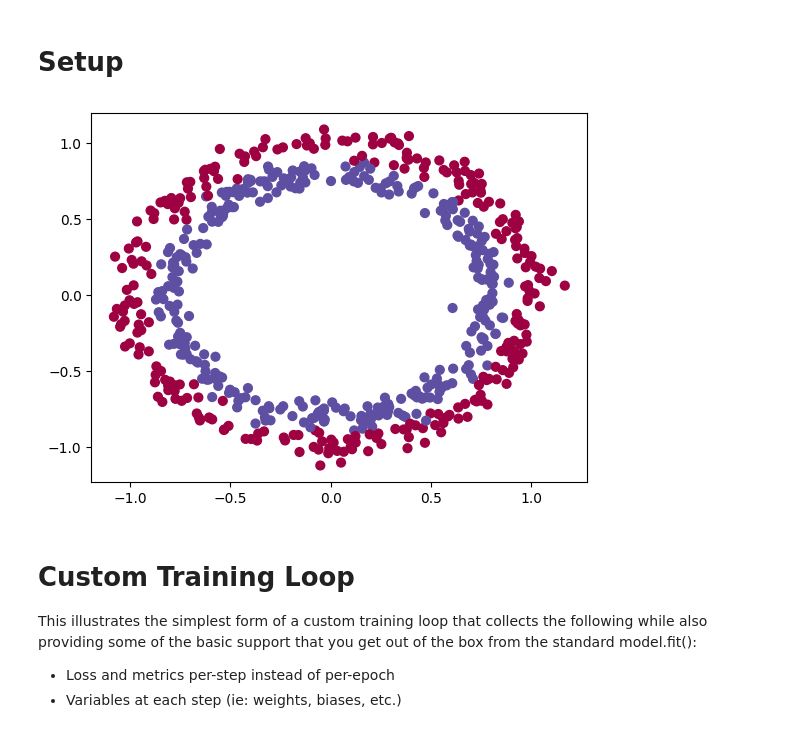
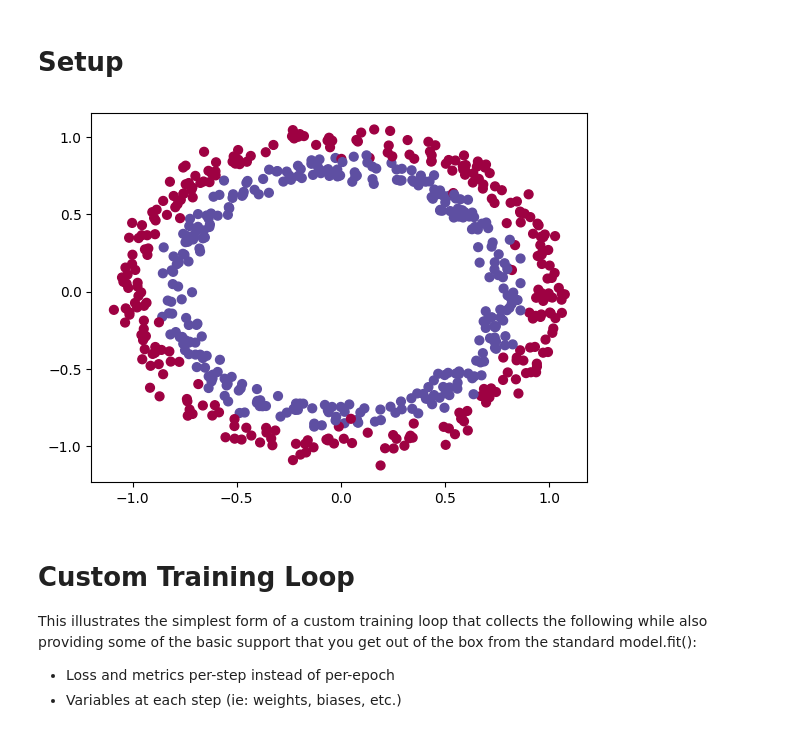
Before and after one commit to malcolmlett/training-instrumentation-toolkit, a Jupyter notebook: doc/blog-202503/better-visualizations.ipynb, the cells around one changed output. Drawn from its saved outputs; the diff is of its cells as text; code cells hidden in the pictures.

Commit message:
WIP experiments with visualization

```diff
--- a/doc/blog-202503/better-visualizations.ipynb
+++ b/doc/blog-202503/better-visualizations.ipynb
@@ -69,34 +70,33 @@ Devices:    [PhysicalDevice(name='/physical_device:CPU:0', device_type='CPU')]
 # %%
 # Using a slightly more elaborate model than needed for such a simple task in order
 # to illustrate how dropout and normalization layers appear in visualisations
 def binary_classification_model():
   model = tf.keras.Sequential([
     tf.keras.layers.Input(shape=(2,)),
     tf.keras.layers.Dense(100, activation='relu', kernel_initializer='he_normal'),
     tf.keras.layers.Dense(100, activation='relu', kernel_initializer='he_normal'),
     tf.keras.layers.Dropout(rate=0.2),
     tf.keras.layers.Dense(100, activation='relu', kernel_initializer='he_normal'),
     tf.keras.layers.Dense(100, activation='relu', kernel_initializer='he_normal'),
     tf.keras.layers.Dropout(rate=0.2),
     tf.keras.layers.Dense(100, activation='relu', kernel_initializer='he_normal'),
     tf.keras.layers.BatchNormalization(),
     tf.keras.layers.Dense(5, activation='relu', kernel_initializer='he_normal'),
     tf.keras.layers.Dense(1, activation='sigmoid', kernel_initializer='he_normal')
   ])
   return model
 
 def binary_classification_dataset():
-  np.random.seed(1)
-  train_X, train_Y = sklearn.datasets.make_circles(n_samples=3000, noise=.05)
-  train_X = train_X
-  train_Y = train_Y.reshape((-1, 1))
-  return train_X, train_Y
+  X, Y = sklearn.datasets.make_circles(n_samples=3000, noise=.05)
+  #Y = Y.reshape((-1, 1))
+  train_X, val_X, train_Y, val_Y = sklearn.model_selection.train_test_split(X, Y, test_size=0.2)
+  return train_X, train_Y, val_X, val_Y
 
-train_X, train_Y = binary_classification_dataset()
+train_X, train_Y, _, _ = binary_classification_dataset()
 plt.scatter(train_X[0:600, 0], train_X[0:600, 1], c=train_Y[0:600], s=40, cmap=plt.cm.Spectral);
 plt.show()
 # %% [output]
-[figure, old version]
+[figure, new version]
 # %% [markdown]
 # Custom Training Loop
 This illustrates the simplest form of a custom training loop that collects the following while also providing some of the basic support that you get out of the box from the standard model.fit():
```
Also changed, not shown: parts of 32 cells of this notebook.
